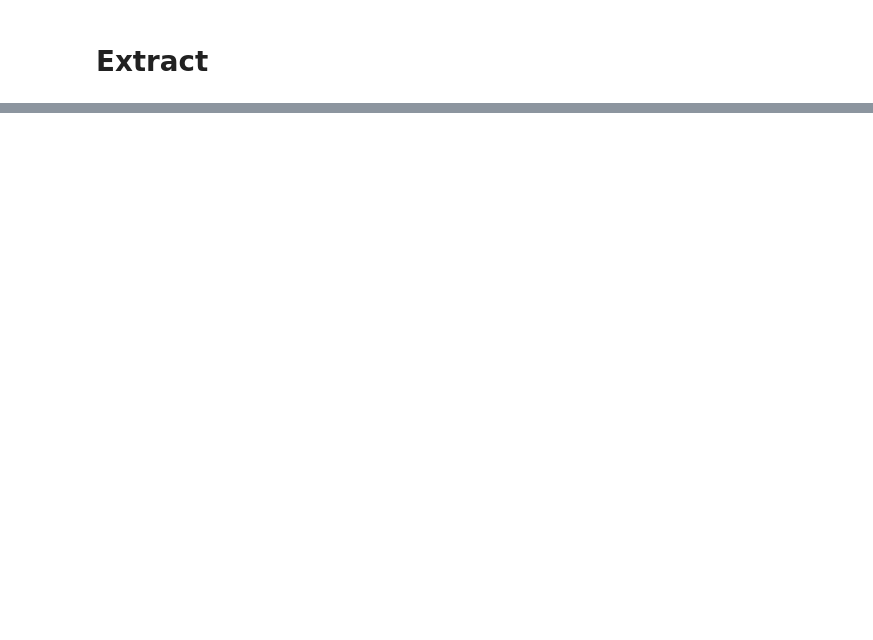
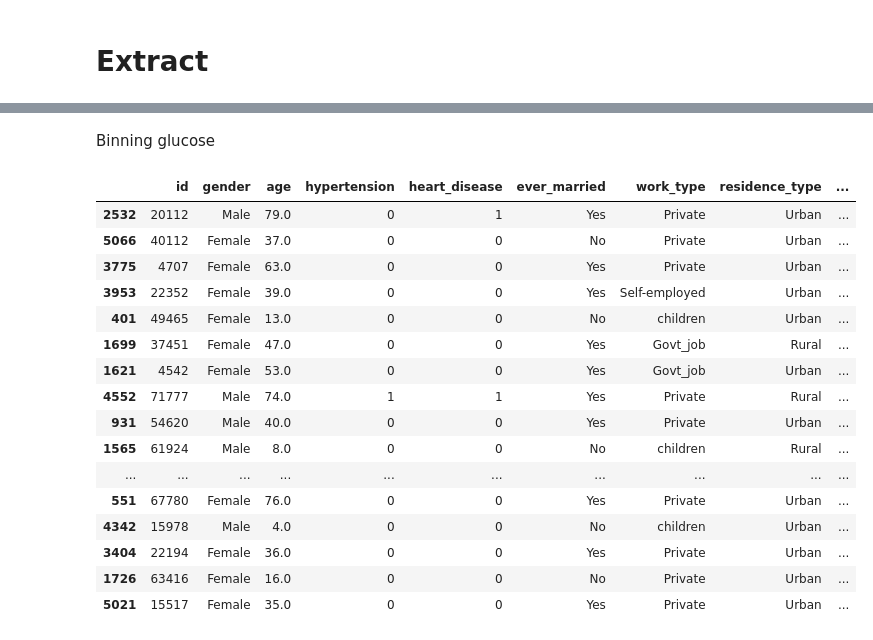
Before and after one commit to Hamid-0/CSI4142_DataStaging, a Jupyter notebook: Data Staging.ipynb, the cells around one changed output, grey strips where cells are left out. Cells and saved outputs as stored; diff of their text form; code cells hidden in the pictures; blank space fills up the shorter version.

```diff
--- a/Data Staging.ipynb
+++ b/Data Staging.ipynb
@@ -553,0 +88,30 @@ df.to_csv('Stagged_data.csv')
+# %%
+sample_df['bmi_category'] = 0
+# %%
+sample_df['bmi_category'] = pd.cut(sample_df['bmi'],bins=[0,18.5,25,30,40,100], right=False, labels= ['Underweight','Normal weight', 'Obese class I', 'Obese class II', 'Morbidly obese'])
+# %% [markdown]
+Binning glucose
+# %%
+sample_df['glucose_range'] = pd.cut(sample_df['avg_glucose_level'],bins=[0,200,500], right=False, labels= ['Non-diabetic','Diabetic'])
+# %%
+sample_df = sample_df.drop('bmi_level', axis='columns')
+# %%
+sample_df
+# %% [output]
+|  | id | gender | age | hypertension | heart_disease | ever_married | work_type | residence_type | ... |
+| 2532 | 20112 | Male | 79.0 | 0 | 1 | Yes | Private | Urban | ... |
+| 5066 | 40112 | Female | 37.0 | 0 | 0 | No | Private | Urban | ... |
+| 3775 | 4707 | Female | 63.0 | 0 | 0 | Yes | Private | Urban | ... |
+| 3953 | 22352 | Female | 39.0 | 0 | 0 | Yes | Self-employed | Urban | ... |
+| 401 | 49465 | Female | 13.0 | 0 | 0 | No | children | Urban | ... |
+| 1699 | 37451 | Female | 47.0 | 0 | 0 | Yes | Govt_job | Rural | ... |
+| 1621 | 4542 | Female | 53.0 | 0 | 0 | Yes | Govt_job | Urban | ... |
+| 4552 | 71777 | Male | 74.0 | 1 | 1 | Yes | Private | Rural | ... |
+| 931 | 54620 | Male | 40.0 | 0 | 0 | Yes | Private | Urban | ... |
+| 1565 | 61924 | Male | 8.0 | 0 | 0 | No | children | Rural | ... |
+| ... | ... | ... | ... | ... | ... | ... | ... | ... | ... |
+| 551 | 67780 | Female | 76.0 | 0 | 0 | Yes | Private | Urban | ... |
+| 4342 | 15978 | Male | 4.0 | 0 | 0 | No | children | Urban | ... |
+| 3404 | 22194 | Female | 36.0 | 0 | 0 | Yes | Private | Urban | ... |
+| 1726 | 63416 | Female | 16.0 | 0 | 0 | No | Private | Urban | ... |
+| 5021 | 15517 | Female | 35.0 | 0 | 0 | Yes | Private | Urban | ... |
```
Also changed, not shown: parts of 86 cells of this notebook.
